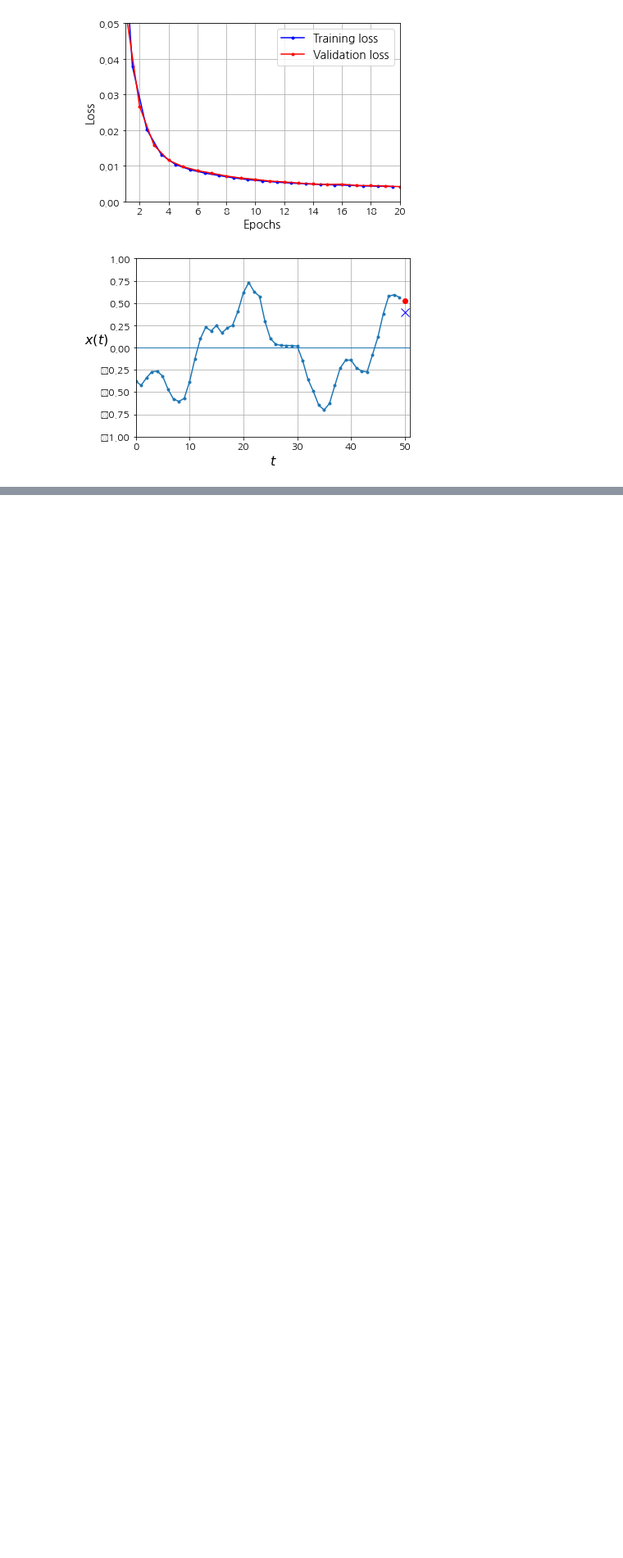
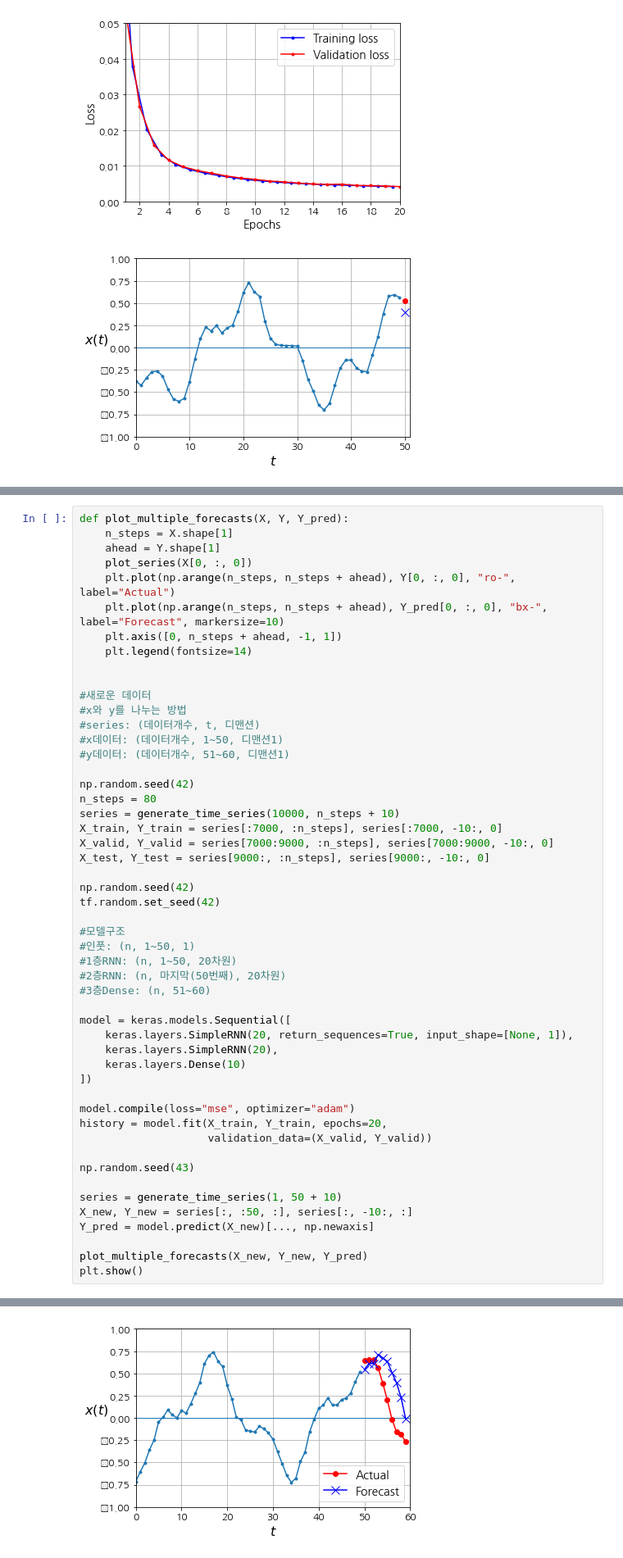
Before and after one commit to floating218/deep-learning-study, a Jupyter notebook: 딥러닝응용/sequence.ipynb, the cells around one changed output, grey strips where cells are left out. Shown at 82% size. Saved outputs shown, nothing was run; the diff lists cells and outputs as text; blank space fills up the shorter version.

```diff
--- a/딥러닝응용/sequence.ipynb
+++ b/딥러닝응용/sequence.ipynb
@@ -170,0 +343,52 @@ Epoch 20/20
+# %%
+def plot_multiple_forecasts(X, Y, Y_pred):
+    n_steps = X.shape[1]
+    ahead = Y.shape[1]
+    plot_series(X[0, :, 0])
+    plt.plot(np.arange(n_steps, n_steps + ahead), Y[0, :, 0], "ro-", label="Actual")
+    plt.plot(np.arange(n_steps, n_steps + ahead), Y_pred[0, :, 0], "bx-", label="Forecast", markersize=10)
+    plt.axis([0, n_steps + ahead, -1, 1])
+    plt.legend(fontsize=14)
+
+
+#새로운 데이터
+#x와 y를 나누는 방법
+#series: (데이터개수, t, 디맨션)
+#x데이터: (데이터개수, 1~50, 디맨션1)
+#y데이터: (데이터개수, 51~60, 디맨션1)
+
+np.random.seed(42)
+n_steps = 80
+series = generate_time_series(10000, n_steps + 10)
+X_train, Y_train = series[:7000, :n_steps], series[:7000, -10:, 0]
+X_valid, Y_valid = series[7000:9000, :n_steps], series[7000:9000, -10:, 0]
+X_test, Y_test = series[9000:, :n_steps], series[9000:, -10:, 0]
+
+np.random.seed(42)
+tf.random.set_seed(42)
+
+#모델구조
+#인풋: (n, 1~50, 1)
+#1층RNN: (n, 1~50, 20차원)
+#2층RNN: (n, 마지막(50번째), 20차원)
+#3층Dense: (n, 51~60)
+
+model = keras.models.Sequential([
+    keras.layers.SimpleRNN(20, return_sequences=True, input_shape=[None, 1]),
+    keras.layers.SimpleRNN(20),
+    keras.layers.Dense(10)
+])
+
+model.compile(loss="mse", optimizer="adam")
+history = model.fit(X_train, Y_train, epochs=20,
+                    validation_data=(X_valid, Y_valid))
+
+np.random.seed(43)
+
+series = generate_time_series(1, 50 + 10)
+X_new, Y_new = series[:, :50, :], series[:, -10:, :]
+Y_pred = model.predict(X_new)[..., np.newaxis]
+
+plot_multiple_forecasts(X_new, Y_new, Y_pred)
+plt.show()
+# %% [output]
@@ -170,0 +412 @@ Epoch 20/20
+[figure, added]
```
Also changed, not shown: parts of 7 cells of this notebook.
